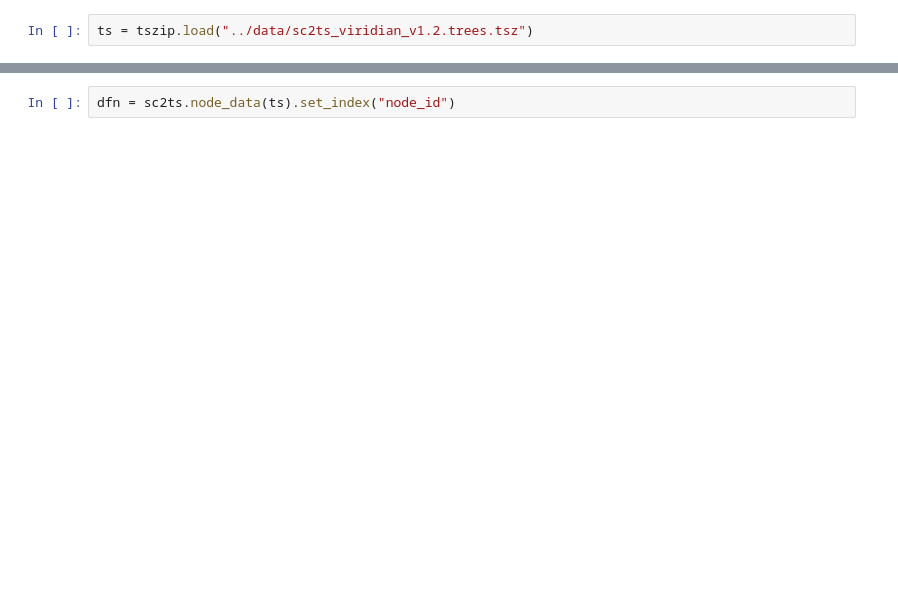
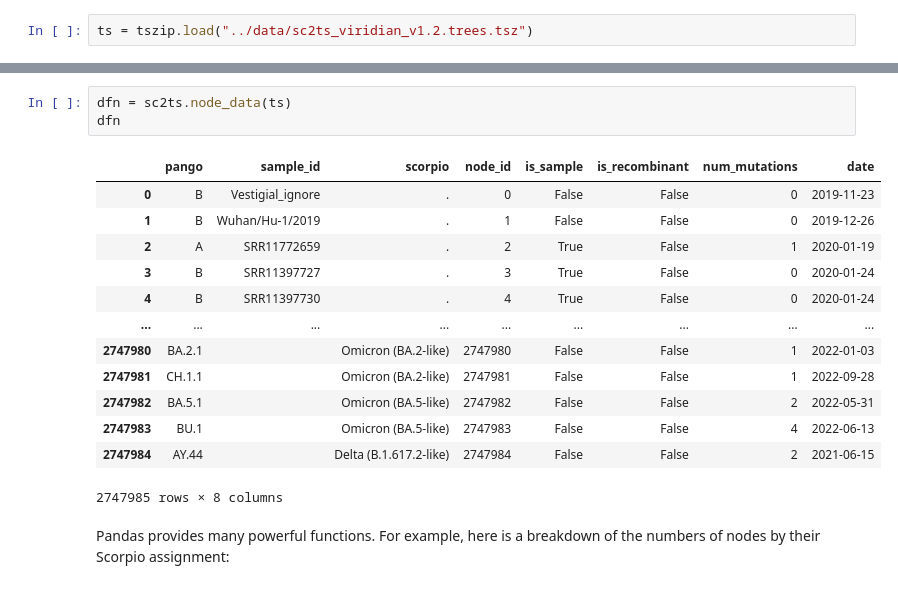
Before and after one commit to jeromekelleher/sc2ts-paper, a Jupyter notebook: notebooks/example_arg_analysis.ipynb, the cells around one changed output, grey strips where cells are left out. Saved outputs shown, nothing was run; the diff lists cells and outputs as text; blank space fills up the shorter version.

```diff
--- a/notebooks/example_arg_analysis.ipynb
+++ b/notebooks/example_arg_analysis.ipynb
@@ -8,2 +24,19 @@ ts = tszip.load("../data/sc2ts_viridian_v1.2.trees.tsz")
 # %%
-dfn = sc2ts.node_data(ts).set_index("node_id")
+dfn = sc2ts.node_data(ts)
+dfn
+# %% [output]
+|  | pango | sample_id | scorpio | node_id | is_sample | is_recombinant | num_mutations | date |
+| 0 | B | Vestigial_ignore | . | 0 | False | False | 0 | 2019-11-23 |
+| 1 | B | Wuhan/Hu-1/2019 | . | 1 | False | False | 0 | 2019-12-26 |
+| 2 | A | SRR11772659 | . | 2 | True | False | 1 | 2020-01-19 |
+| 3 | B | SRR11397727 | . | 3 | True | False | 0 | 2020-01-24 |
+| 4 | B | SRR11397730 | . | 4 | True | False | 0 | 2020-01-24 |
+| ... | ... | ... | ... | ... | ... | ... | ... | ... |
+| 2747980 | BA.2.1 |  | Omicron (BA.2-like) | 2747980 | False | False | 1 | 2022-01-03 |
+| 2747981 | CH.1.1 |  | Omicron (BA.2-like) | 2747981 | False | False | 1 | 2022-09-28 |
+| 2747982 | BA.5.1 |  | Omicron (BA.5-like) | 2747982 | False | False | 2 | 2022-05-31 |
+| 2747983 | BU.1 |  | Omicron (BA.5-like) | 2747983 | False | False | 4 | 2022-06-13 |
+| 2747984 | AY.44 |  | Delta (B.1.617.2-like) | 2747984 | False | False | 2 | 2021-06-15 |
+2747985 rows × 8 columns
+# %% [markdown]
+Pandas provides many powerful functions. For example, here is a breakdown of the numbers of nodes by their Scorpio assignment:
```
Also changed, not shown: parts of 46 cells of this notebook.
